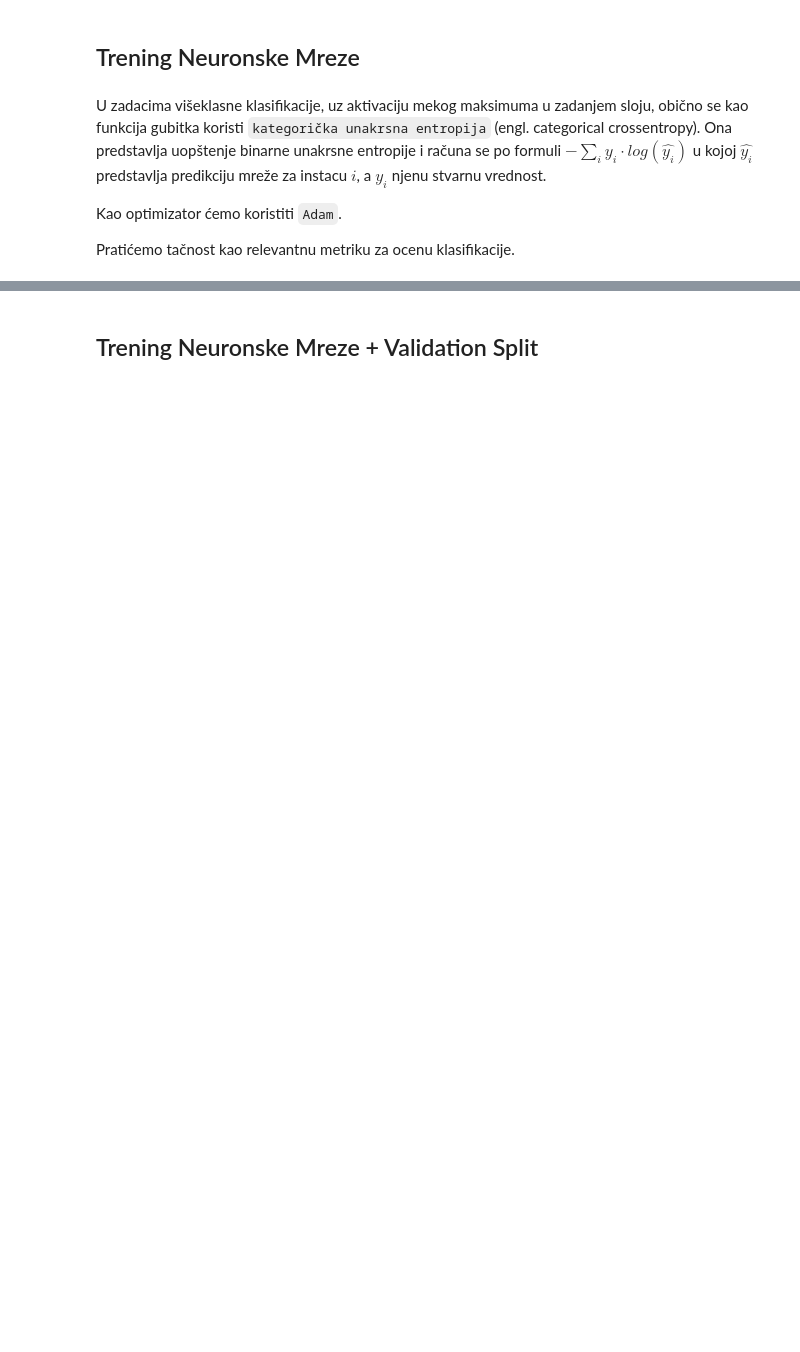
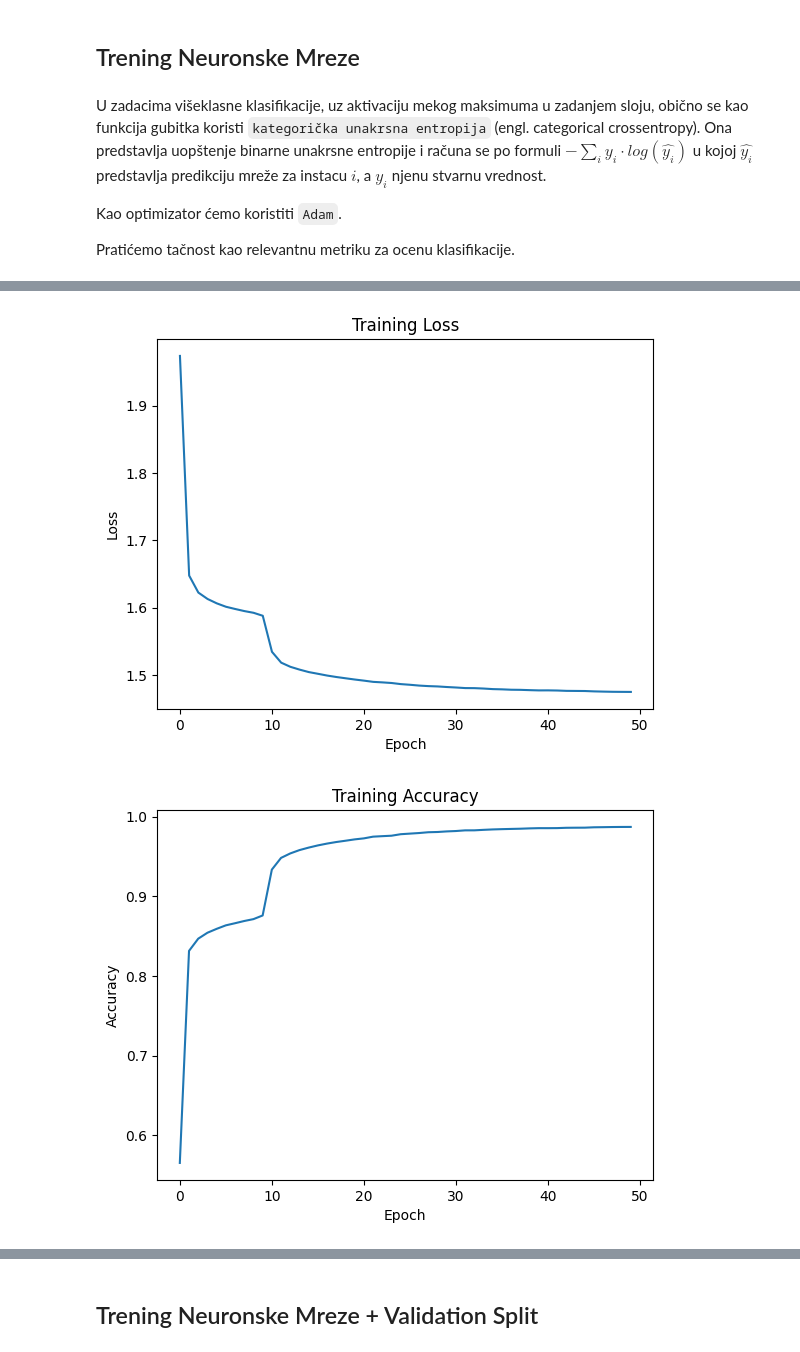
Before and after one commit to matf-ml/materijali-sa-vezbi-2024, a Jupyter notebook: Vezbe-10/02_Viseklasna_Klasifikacija.ipynb, the cells around one changed output, grey strips where cells are left out. Saved outputs shown, nothing was run; the diff lists cells and outputs as text; code cells hidden in the pictures; blank space fills up the shorter version.

```diff
--- a/Vezbe-10/02_Viseklasna_Klasifikacija.ipynb
+++ b/Vezbe-10/02_Viseklasna_Klasifikacija.ipynb
@@ -18,3 +31,13 @@ N_EPOCHS = 50
 BATCH_SIZE_TRAIN = 1024
 BATCH_SIZE_TEST = 1000
 np.random.seed(RANDOM_STATE)
+# %%
+def get_device():
+  return torch.device("cuda" if torch.cuda.is_available() else "cpu")
+
+def bind_gpu(data):
+  device = get_device()
+  if isinstance(data, (list, tuple)):
+    return [bind_gpu(data_elem) for data_elem in data]
+  else:
+    return data.to(device, non_blocking=True)
@@ -137,6 +178,4 @@ img_size = 28
 number_of_classes = 10
 
 model = MNISTClassifier(img_size, number_of_classes)
-matftorch.bind_gpu(model)
-print(model)
-print(matftorch.count_parameters(model))
+model = model.to(DEVICE)
@@ -159,6 +243,5 @@ import torch.optim as optim
 criterion = nn.CrossEntropyLoss()
 optimizer = optim.Adam(model.parameters())
 
-losses, accuracies = matftorch.train_classification(model, criterion, optimizer, N_EPOCHS, train_loader, multiclass=True)
-matftorch.plot_classification(losses, accuracies)
+losses, accuracies = train_classification(model, criterion, optimizer, N_EPOCHS, train_loader, multiclass=True)
 # %% [output]
@@ -185,0 +265,20 @@ Wall time: 11min 7s
+# %%
+def plot_classification(loss, accuracy, loss_title='Training Loss', accuracy_title='Training Accuracy'):
+  number_of_epochs = len(loss)
+
+  plt.title(loss_title)
+  plt.xlabel('Epoch')
+  plt.ylabel('Loss')
+  plt.plot(range(number_of_epochs), loss)
+  plt.show()
+
+  plt.title(accuracy_title)
+  plt.xlabel('Epoch')
+  plt.ylabel('Accuracy')
+  plt.plot(range(number_of_epochs), accuracy)
+  plt.show()
+# %%
+plot_classification(losses, accuracies)
+# %% [output]
+[figure, added]
+[figure, added]
```
Also changed, not shown: parts of 26 cells of this notebook, 2 other files.
